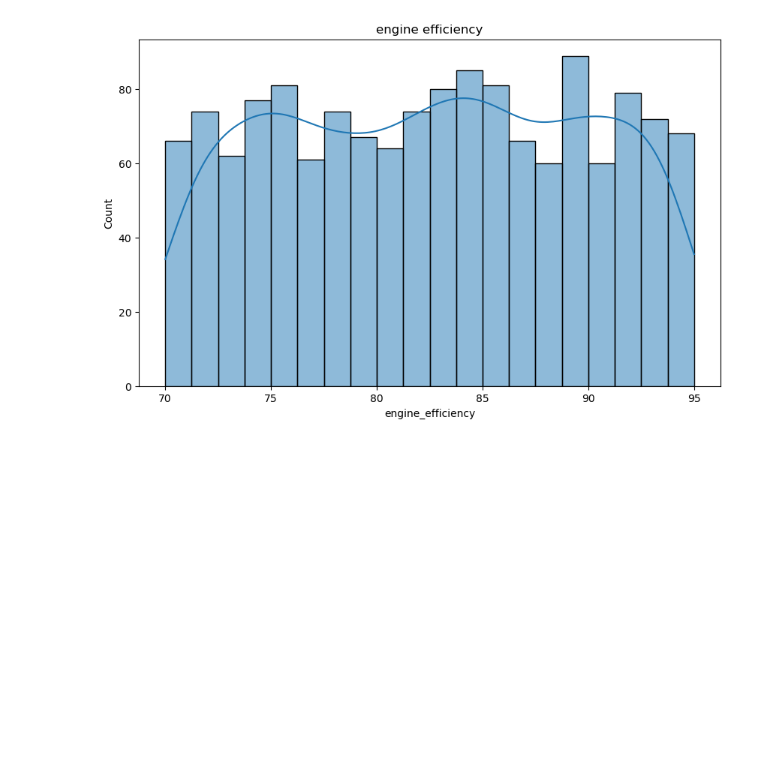
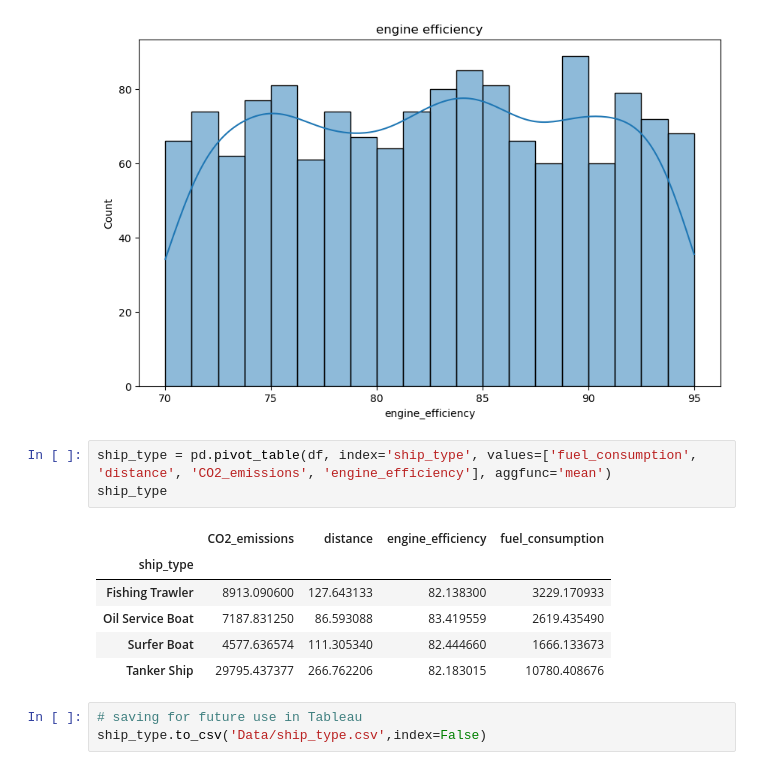
Before and after one commit to ParkerHar/Ship_efficiency, a Jupyter notebook: EDA.ipynb, the cells around one changed output. Saved outputs shown, nothing was run; the diff lists cells and outputs as text; blank space fills up the shorter version.

```diff
--- a/EDA.ipynb
+++ b/EDA.ipynb
@@ -56,3 +68,16 @@ engine_efficiency = fn.hist_plots(df, 'engine_efficiency', 'engine efficiency')
 [figure]
 [figure]
 [figure]
+# %%
+ship_type = pd.pivot_table(df, index='ship_type', values=['fuel_consumption', 'distance', 'CO2_emissions', 'engine_efficiency'], aggfunc='mean')
+ship_type
+# %% [output]
+|  | CO2_emissions | distance | engine_efficiency | fuel_consumption |
+| ship_type |  |  |  |  |
+| Fishing Trawler | 8913.090600 | 127.643133 | 82.138300 | 3229.170933 |
+| Oil Service Boat | 7187.831250 | 86.593088 | 83.419559 | 2619.435490 |
+| Surfer Boat | 4577.636574 | 111.305340 | 82.444660 | 1666.133673 |
+| Tanker Ship | 29795.437377 | 266.762206 | 82.183015 | 10780.408676 |
+# %%
+# saving for future use in Tableau
+ship_type.to_csv('Data/ship_type.csv',index=False)
```
Also changed, not shown: parts of 3 cells of this notebook, 1 other file.
